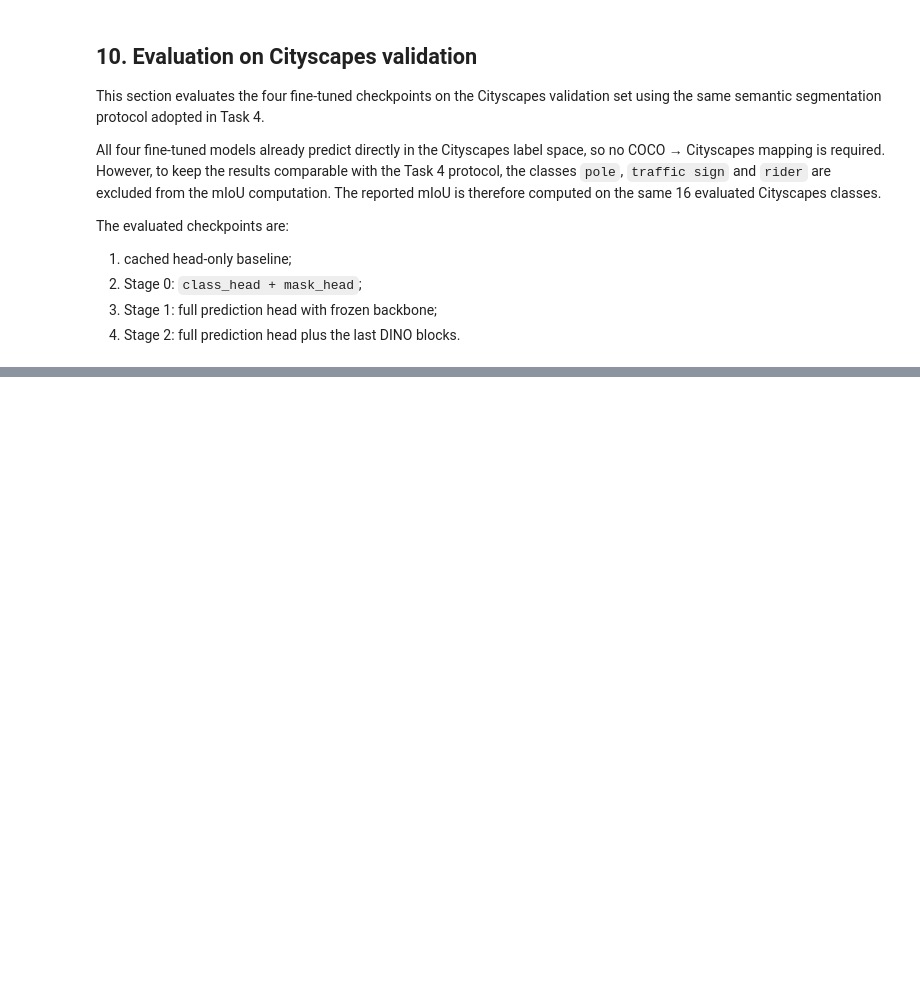
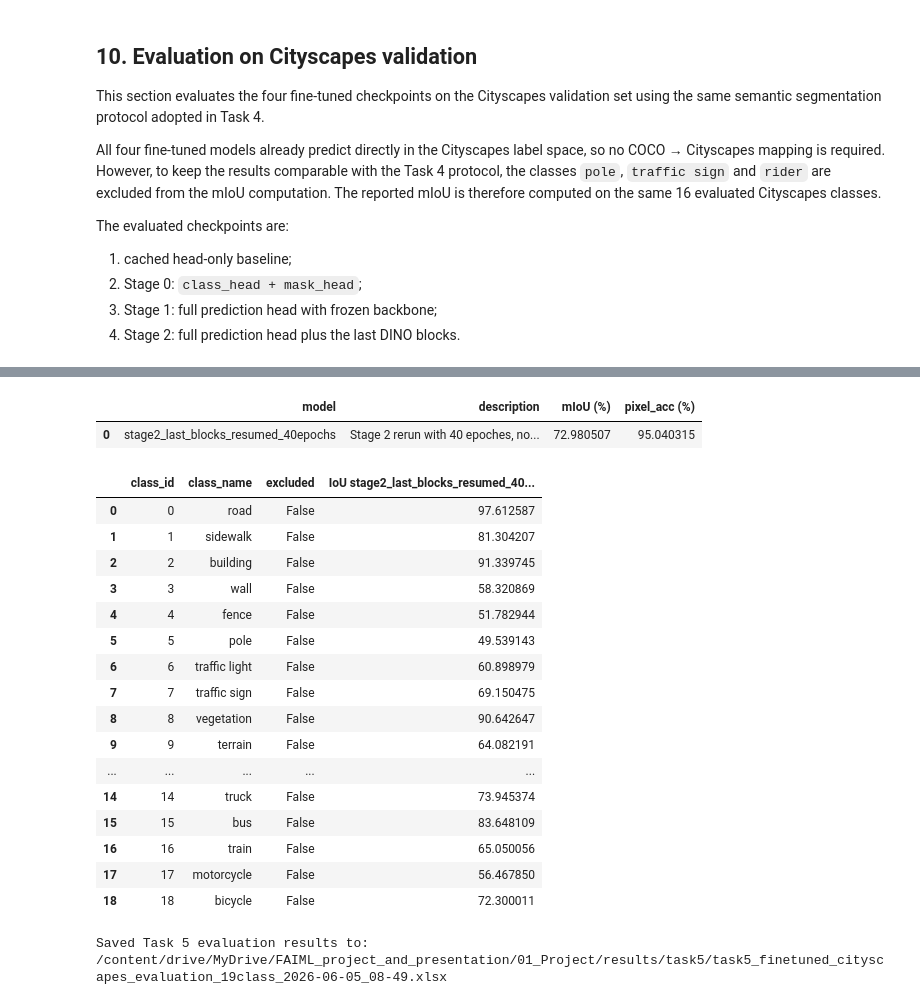
Before and after one commit to ChiaraApolito/MaskArchitectureAnomaly_CourseProject, a Jupyter notebook: notebook/Task5_EoMT_Finetuning_on_Cityscapes.ipynb, the cells around one changed output, grey strips where cells are left out. Cells and saved outputs as stored; diff of their text form; code cells hidden in the pictures; blank space fills up the shorter version.

```diff
--- a/notebook/Task5_EoMT_Finetuning_on_Cityscapes.ipynb
+++ b/notebook/Task5_EoMT_Finetuning_on_Cityscapes.ipynb
@@ -839,7 +693,7 @@ TASK5_EVAL_DEVICE = "cuda:0" if torch.cuda.is_available() else "cpu"
 
 # Same 16-class protocol used in Task 4:
 # 5 = pole, 7 = traffic sign, 12 = rider
-TASK5_EXCLUDED_CLASSES = DEFAULT_TASK4_EXCLUDED_CLASSES
+TASK5_EXCLUDED_CLASSES = []#DEFAULT_TASK4_EXCLUDED_CLASSES
 
 RESULTS_ROOT = DRIVE_ROOT / "FAIML_project_and_presentation" / "01_Project" / "results"
 EVAL_RESULTS_DIR = RESULTS_ROOT / "task5"
@@ -878,15 +738,15 @@ TASK5_MODELS = {
     #     "weights": STAGE1["ckpt_dir"] / "stage1_weights.bin",
     #     "description": "Stage 1: full prediction head, frozen backbone",
     # },
-    "stage2_last_blocks": {
-        "config": STAGE2["config"],
-        "weights": STAGE2["ckpt_dir"] / "stage2_weights.bin",
-        "description": "Stage 2: full prediction head + last DINO blocks",
-    },
+    # "stage2_last_blocks": {
+    #     "config": STAGE2["config"],
+    #     "weights": STAGE2["ckpt_dir"] / "stage2_weights.bin",
+    #     "description": "Stage 2: full prediction head + last DINO blocks",
+    # },
     "stage2_last_blocks_resumed_40epochs": {
         "config": STAGE2["config"],
-        "weights": STAGE2["ckpt_dir"] / "stage2_weights_40epochs.bin",
-        "description": "Stage 2 resumed from last checkpoint and trained for more epochs"
+        "weights": STAGE2["ckpt_dir"] / "stage2_weights_rerun.bin",
+        "description": "Stage 2 rerun with 40 epoches, no early stopping",
     },
 }
 
@@ -943,18 +825,41 @@ for model_name, info in TASK5_MODELS.items():
 # %%
 # Build and save Task 5 evaluation tables
 
 df_summary, df_per_class = make_iou_tables(
     results=task5_results,
     excluded_classes=TASK5_EXCLUDED_CLASSES,
 )
 
 display(df_summary)
 display(df_per_class)
 
-out_xlsx = EVAL_RESULTS_DIR / "task5_finetuned_cityscapes_evaluation_16class.xlsx"
+from datetime import datetime
+
+out_xlsx = EVAL_RESULTS_DIR / f"task5_finetuned_cityscapes_evaluation_19class_{datetime.now().strftime('%Y-%m-%d_%H-%M')}.xlsx"
 
 with pd.ExcelWriter(out_xlsx, engine="xlsxwriter") as writer:
     df_summary.to_excel(writer, sheet_name="summary", index=False)
     df_per_class.to_excel(writer, sheet_name="per_class_iou", index=False)
 
 print("Saved Task 5 evaluation results to:", out_xlsx)
+# %% [output]
+|  | model | description | mIoU (%) | pixel_acc (%) |
+| 0 | stage2_last_blocks_resumed_40epochs | Stage 2 rerun with 40 epoches, no... | 72.980507 | 95.040315 |
+|  | class_id | class_name | excluded | IoU stage2_last_blocks_resumed_40... |
+| 0 | 0 | road | False | 97.612587 |
+| 1 | 1 | sidewalk | False | 81.304207 |
+| 2 | 2 | building | False | 91.339745 |
+| 3 | 3 | wall | False | 58.320869 |
+| 4 | 4 | fence | False | 51.782944 |
+| 5 | 5 | pole | False | 49.539143 |
+| 6 | 6 | traffic light | False | 60.898979 |
+| 7 | 7 | traffic sign | False | 69.150475 |
+| 8 | 8 | vegetation | False | 90.642647 |
+| 9 | 9 | terrain | False | 64.082191 |
+| ... | ... | ... | ... | ... |
+| 14 | 14 | truck | False | 73.945374 |
+| 15 | 15 | bus | False | 83.648109 |
+| 16 | 16 | train | False | 65.050056 |
+| 17 | 17 | motorcycle | False | 56.467850 |
+| 18 | 18 | bicycle | False | 72.300011 |
+Saved Task 5 evaluation results to: /content/drive/MyDrive/FAIML_project_and_presentation/01_Project/results/task5/task5_finetuned_cityscapes_evaluation_19class_2026-06-05_08-49.xlsx
```
Also changed, not shown: parts of 12 cells of this notebook, 3 other files.
